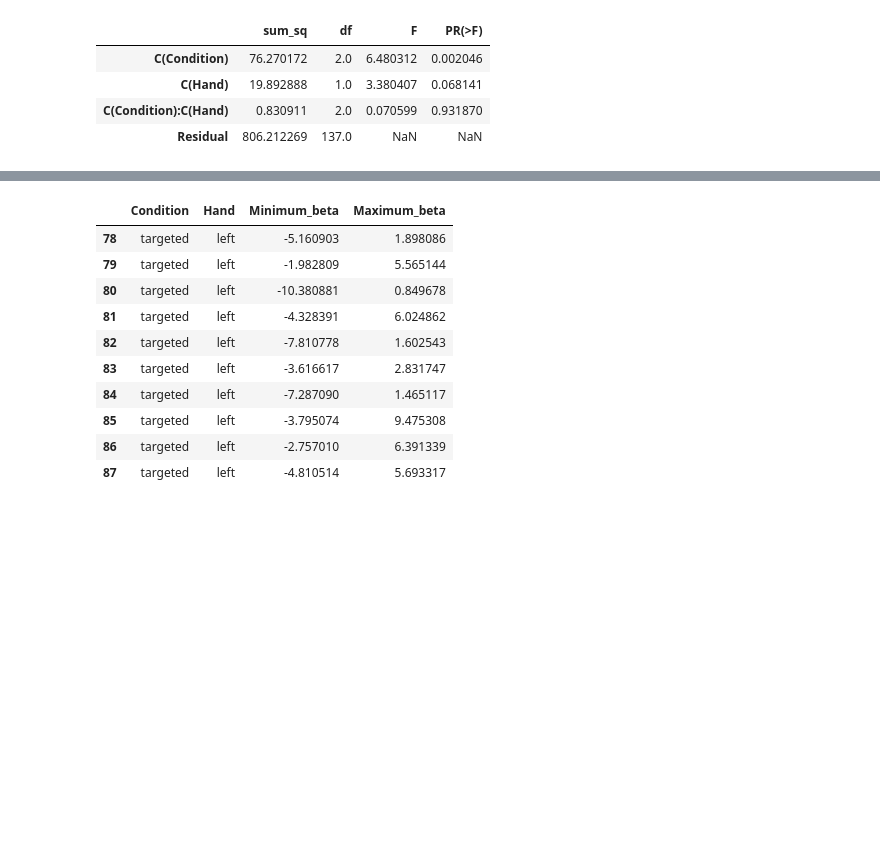
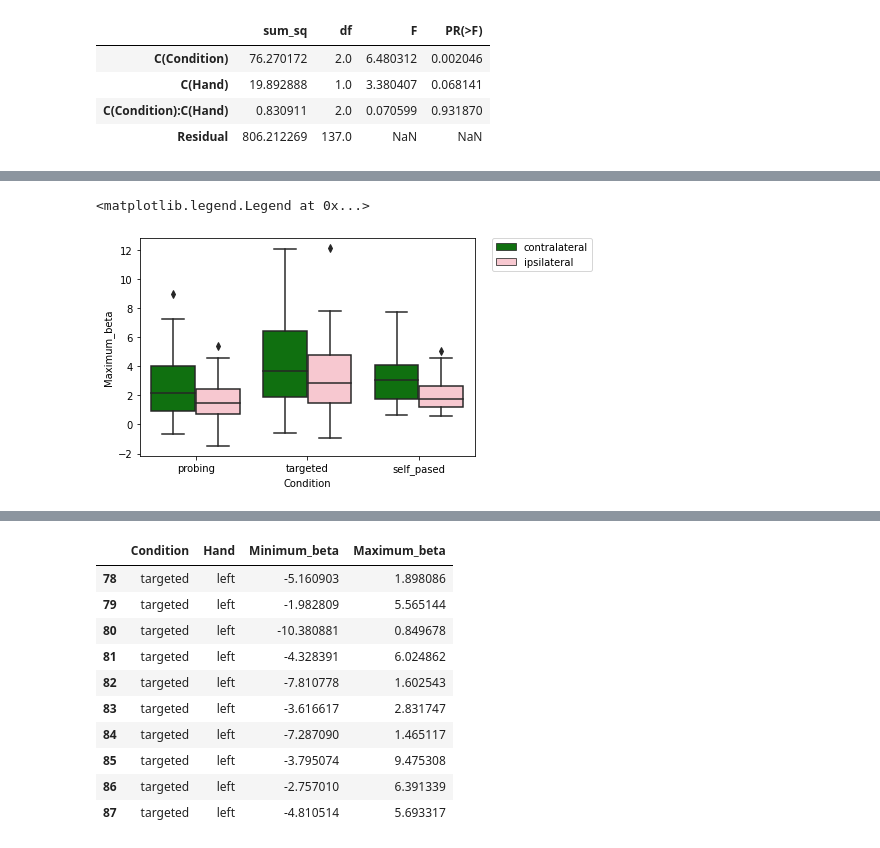
Before and after one commit to Mirrabella/Extremes_for_MEG_data, a Jupyter notebook: ANOVA/ANOVA_для_беты.ipynb, the cells around one changed output, grey strips where cells are left out. Drawn from its saved outputs; the diff is of its cells as text; code cells hidden in the pictures; blank space fills up the shorter version.

```diff
--- a/ANOVA/ANOVA_для_беты.ipynb
+++ b/ANOVA/ANOVA_для_беты.ipynb
@@ -79,0 +125,7 @@ anova_table
+# %%
+my_pal2 = {Hemisphere: "pink" if Hemisphere == "ipsilateral" else "g" for Hemisphere in d.Hemisphere.unique()}
+sns.boxplot(x="Condition", y="Maximum_beta", hue="Hemisphere", data=d, palette=my_pal2)
+plt.legend(bbox_to_anchor=(1.35, 1),borderaxespad=0)
+# %% [output]
+<matplotlib.legend.Legend at 0x...>
+[figure, added]
```
Also changed, not shown: parts of 30 cells of this notebook.
